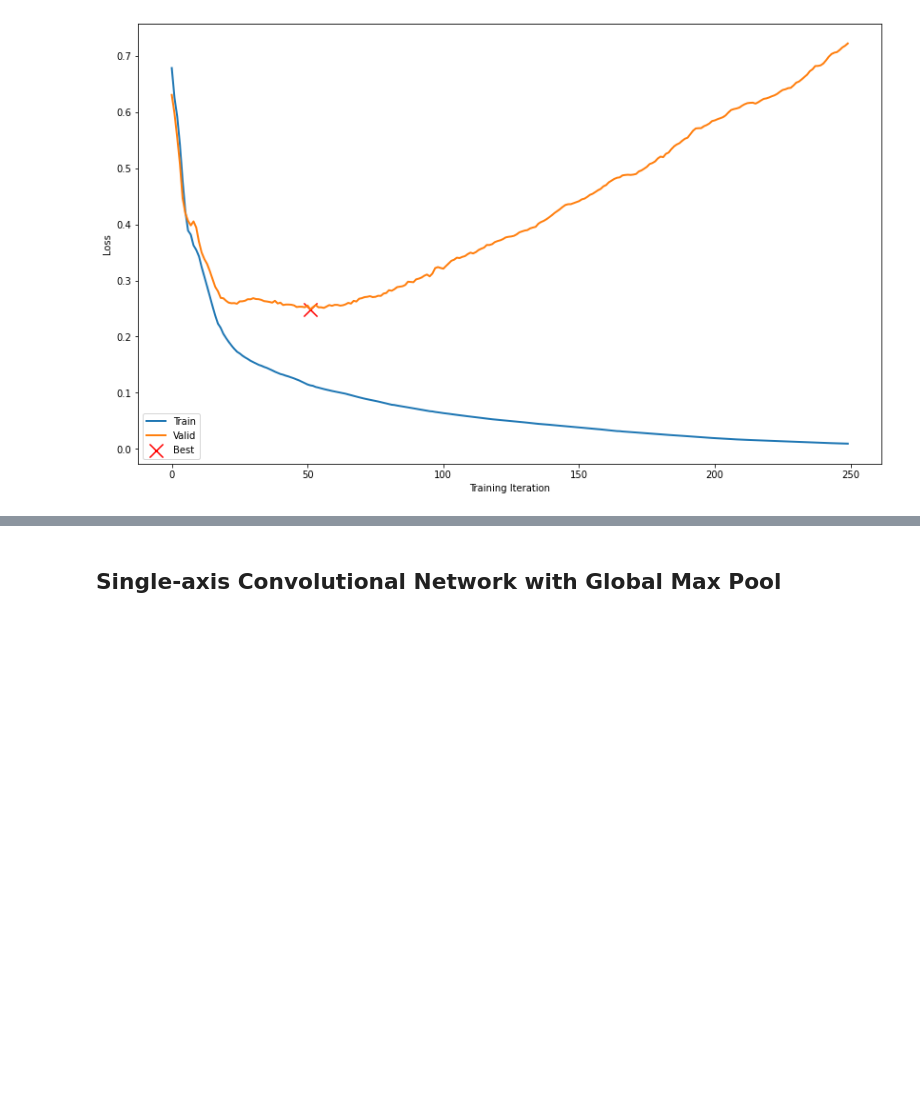
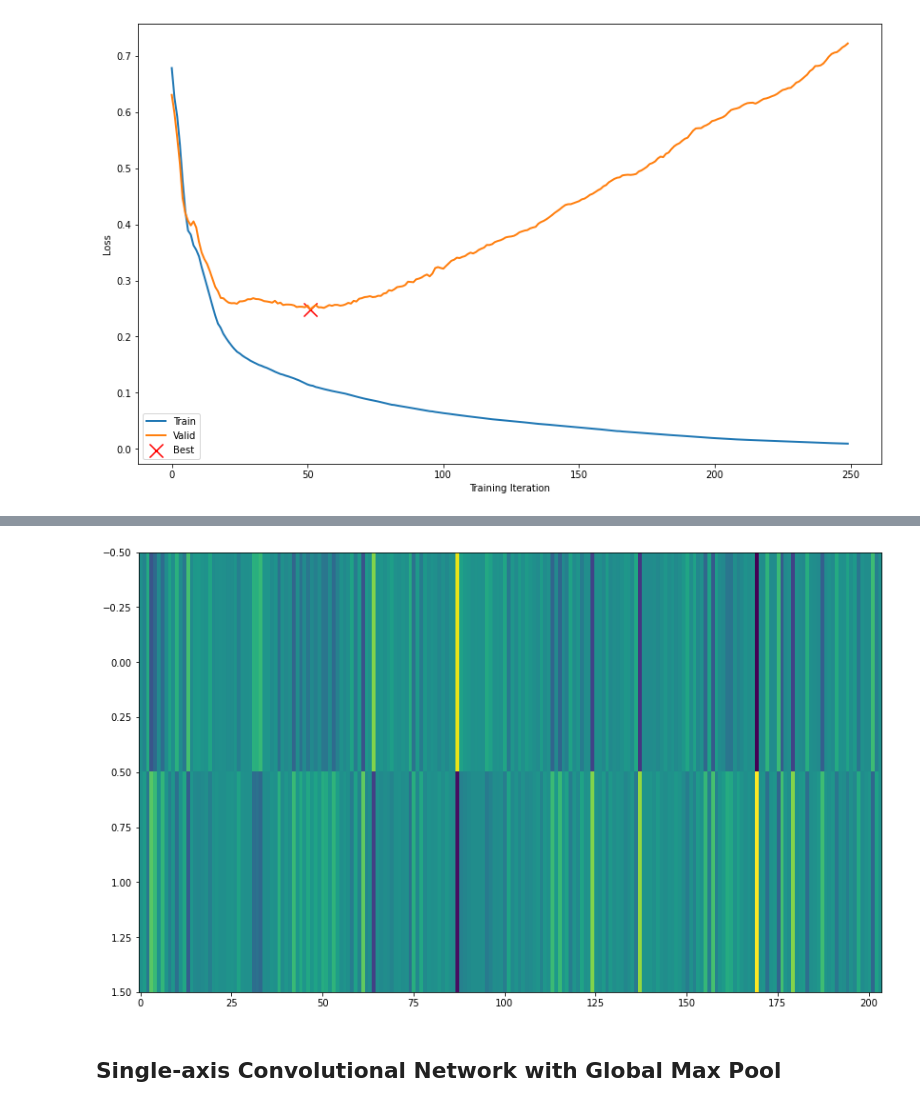
Before and after one commit to idfah/notebooks, a Jupyter notebook: eeg/p300_classification_with_biosemi_data_prep.ipynb, the cells around one changed output, grey strips where cells are left out. Cells and saved outputs as stored; diff of their text form; code cells hidden in the pictures; blank space fills up the shorter version.

```diff
--- a/eeg/p300_classification_with_biosemi_data_prep.ipynb
+++ b/eeg/p300_classification_with_biosemi_data_prep.ipynb
@@ -625,3 +635,9 @@ plt.autoscale(tight=True);
+# %%
+weights = clogreg.visible.weight.detach().numpy()
+
+plt.imshow(weights, aspect='auto');
+# %% [output]
+[figure, added]
 # %% [markdown]
 ## Single-axis Convolutional Network with Global Max Pool
 # %%
```
Also changed, not shown: parts of 11 cells of this notebook, 1 other file.
